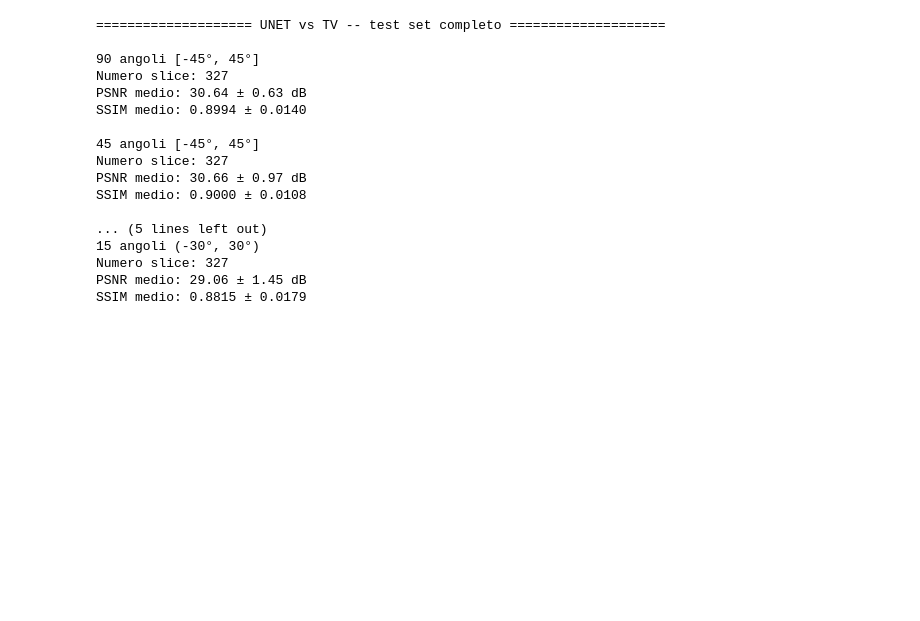
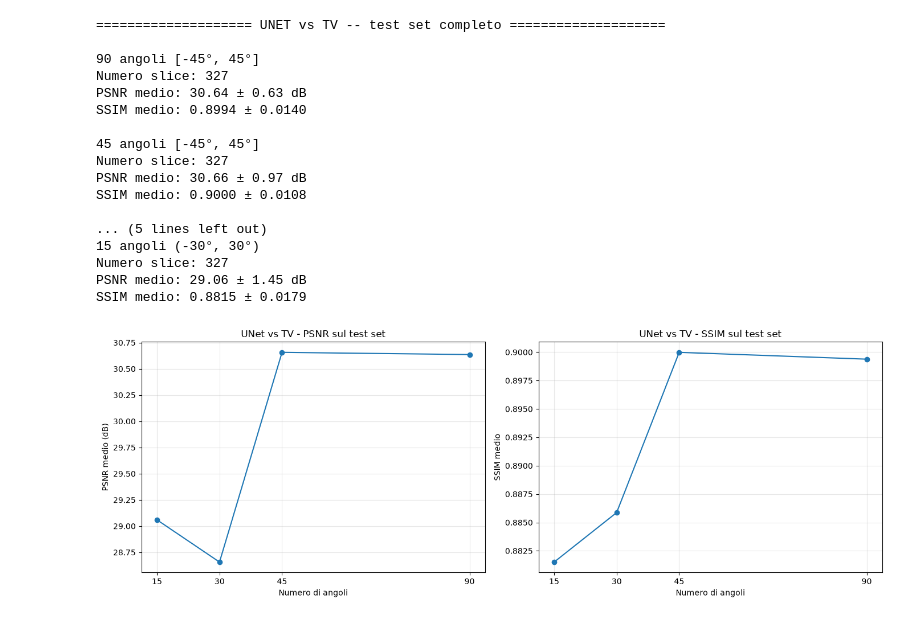
Before and after one commit to Manieri03/limited-angle-ct-reconstruction, a Jupyter notebook: notebooks/04_UNet_results.ipynb, the cells around one changed output. Drawn from its saved outputs; the diff is of its cells as text; code cells hidden in the pictures; blank space fills up the shorter version.

```diff
--- a/notebooks/04_UNet_results.ipynb
+++ b/notebooks/04_UNet_results.ipynb
@@ -196,6 +196,32 @@ def print_summary(results, title):
         print(f"Numero slice: {len(psnr_values)}")
         print(f"PSNR medio: {psnr_values.mean():.2f} ± {psnr_values.std():.2f} dB")
         print(f"SSIM medio: {ssim_values.mean():.4f} ± {ssim_values.std():.4f}")
+
+def plot_metrics(results, title_prefix: str):
+    """Grafico PSNR/SSIM medi al variare del numero di angoli (stesso stile
+    usato in 03_TV_results.ipynb, cella 'Grafico PSNR e SSIM medi per
+    configurazione angolare')."""
+    psnr_means = [np.mean(results[n_angles]["PSNR"]) for n_angles in N_ANGLES_CONFIGS]
+    ssim_means = [np.mean(results[n_angles]["SSIM"]) for n_angles in N_ANGLES_CONFIGS]
+
+    fig, axs = plt.subplots(1, 2, figsize=(14, 5))
+
+    axs[0].plot(N_ANGLES_CONFIGS, psnr_means, marker="o")
+    axs[0].set_xlabel("Numero di angoli")
+    axs[0].set_ylabel("PSNR medio (dB)")
+    axs[0].set_title(f"{title_prefix} - PSNR sul test set")
+    axs[0].set_xticks(N_ANGLES_CONFIGS)
+    axs[0].grid(alpha=0.3)
+
+    axs[1].plot(N_ANGLES_CONFIGS, ssim_means, marker="o")
+    axs[1].set_xlabel("Numero di angoli")
+    axs[1].set_ylabel("SSIM medio")
+    axs[1].set_title(f"{title_prefix} - SSIM sul test set")
+    axs[1].set_xticks(N_ANGLES_CONFIGS)
+    axs[1].grid(alpha=0.3)
+
+    plt.tight_layout()
+    plt.show()
 # %%
 # ------------------------------------------------------------
 # Metriche UNet vs TV: confronto predizione-per-predizione su TUTTO
@@ -224,5 +250,10 @@ SSIM medio: 0.9000 ± 0.0108
 Numero slice: 327
 PSNR medio: 29.06 ± 1.45 dB
 SSIM medio: 0.8815 ± 0.0179
+# %%
+# Grafico PSNR e SSIM medi (UNet vs TV) per configurazione angolare
+plot_metrics(results_unet_vs_tv, "UNet vs TV")
+# %% [output]
+[figure, added]
 # %%
 # ------------------------------------------------------------
```
Also changed, not shown: parts of 5 cells of this notebook, 3 other files.
